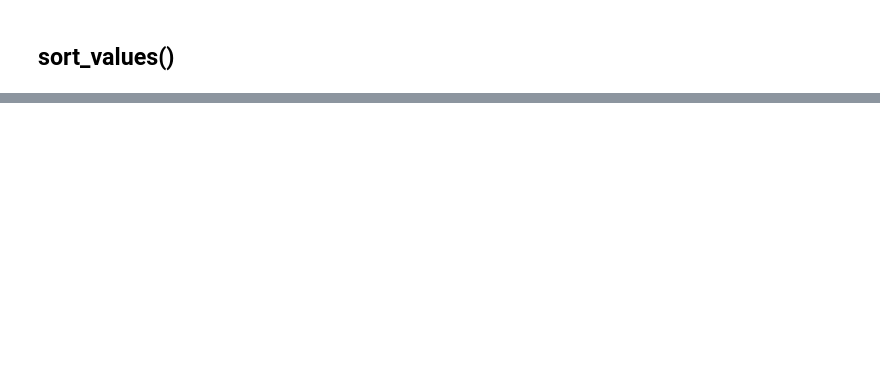
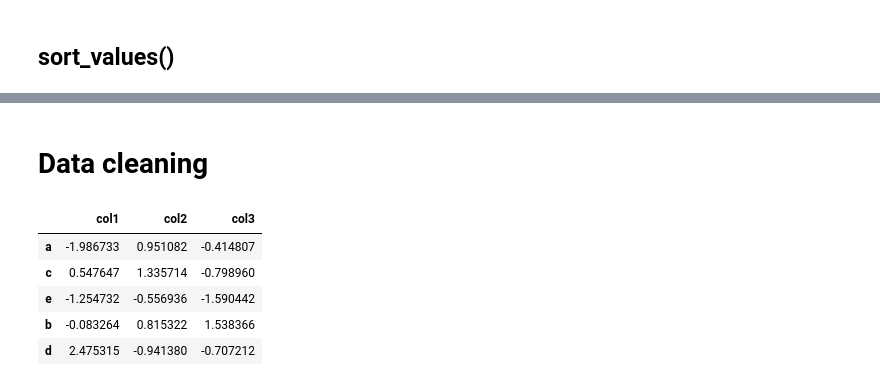
Before and after one commit to mihirh19/Python, a Jupyter notebook: DataScience_ML/3.Pandas.ipynb, the cells around one changed output, grey strips where cells are left out. Cells and saved outputs as stored; diff of their text form; code cells hidden in the pictures; blank space fills up the shorter version.

Commit message:
data cleaning complete

```diff
--- a/DataScience_ML/3.Pandas.ipynb
+++ b/DataScience_ML/3.Pandas.ipynb
@@ -958,0 +1091,14 @@ unsorted_df.sort_index(axis=1)
+# %% [markdown]
+# Data cleaning
+# %%
+df = pd.DataFrame(np.random.randn(5, 3), index=['a', 'c', 'e', 'b', 'd'],
+                  columns=['col1', 'col2', 'col3'])
+# %%
+df
+# %% [output]
+|  | col1 | col2 | col3 |
+| a | -1.986733 | 0.951082 | -0.414807 |
+| c | 0.547647 | 1.335714 | -0.798960 |
+| e | -1.254732 | -0.556936 | -1.590442 |
+| b | -0.083264 | 0.815322 | 1.538366 |
+| d | 2.475315 | -0.941380 | -0.707212 |
```
Also changed, not shown: parts of 35 cells of this notebook.
